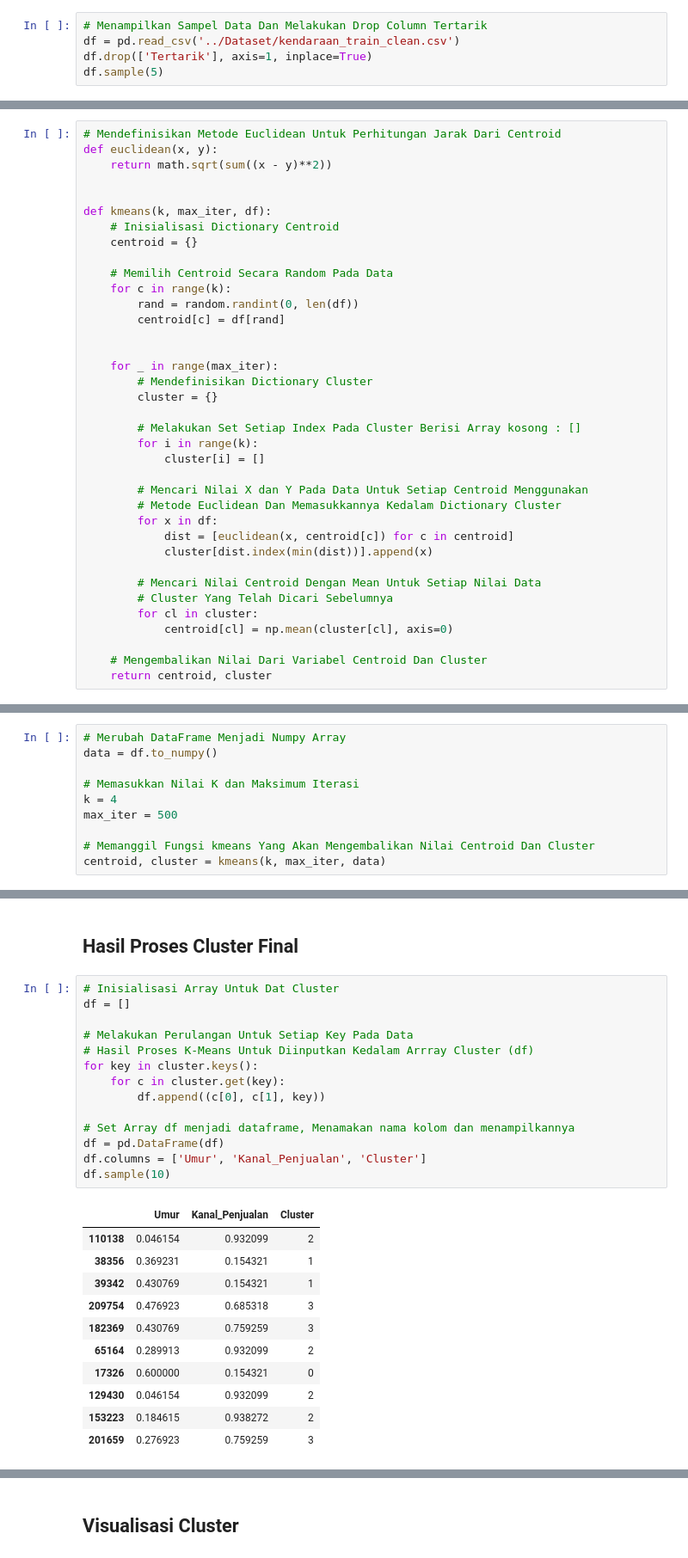
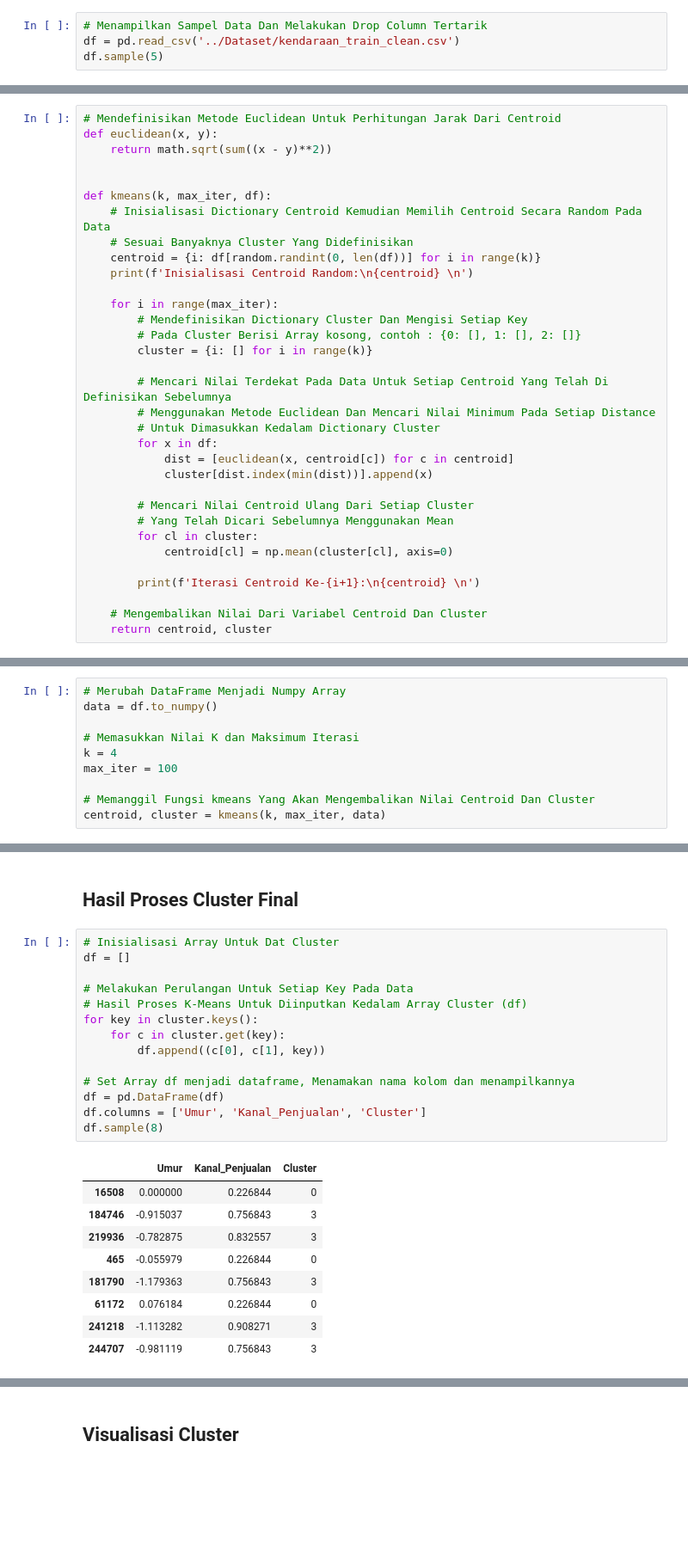
Before and after one commit to AfrizalSY/Tugas-Besar_Pembelajaran-Mesin-KMeans-Clustering, a Jupyter notebook: Tubes_Clustering_Kmeans.ipynb, the cells around one changed output, grey strips where cells are left out. Shown at 86% size. Saved outputs shown, nothing was run; the diff lists cells and outputs as text; blank space fills up the shorter version.

```diff
--- a/Tubes_Clustering_Kmeans.ipynb
+++ b/Tubes_Clustering_Kmeans.ipynb
@@ -11,7 +10,6 @@ import random
 # %%
 # Menampilkan Sampel Data Dan Melakukan Drop Column Tertarik
 df = pd.read_csv('../Dataset/kendaraan_train_clean.csv')
-df.drop(['Tertarik'], axis=1, inplace=True)
 df.sample(5)
 # %% [output]
 |  | Jenis_Kelamin | Umur | SIM | Kode_Daerah | Sudah_Asuransi | Umur_Kendaraan | Kendaraan_Rusak | ... |
@@ -71,34 +60,30 @@ def euclidean(x, y):
 
 
 def kmeans(k, max_iter, df):
-    # Inisialisasi Dictionary Centroid
-    centroid = {}
+    # Inisialisasi Dictionary Centroid Kemudian Memilih Centroid Secara Random Pada Data
+    # Sesuai Banyaknya Cluster Yang Didefinisikan
+    centroid = {i: df[random.randint(0, len(df))] for i in range(k)}
+    print(f'Inisialisasi Centroid Random:\n{centroid} \n')
 
-    # Memilih Centroid Secara Random Pada Data
-    for c in range(k):
-        rand = random.randint(0, len(df))
-        centroid[c] = df[rand]
+    for i in range(max_iter):
+        # Mendefinisikan Dictionary Cluster Dan Mengisi Setiap Key
+        # Pada Cluster Berisi Array kosong, contoh : {0: [], 1: [], 2: []}
+        cluster = {i: [] for i in range(k)}
 
-
-    for _ in range(max_iter):
-        # Mendefinisikan Dictionary Cluster
-        cluster = {}
-
-        # Melakukan Set Setiap Index Pada Cluster Berisi Array kosong : []
-        for i in range(k):
-            cluster[i] = []
-
-        # Mencari Nilai X dan Y Pada Data Untuk Setiap Centroid Menggunakan
-        # Metode Euclidean Dan Memasukkannya Kedalam Dictionary Cluster
+        # Mencari Nilai Terdekat Pada Data Untuk Setiap Centroid Yang Telah Di Definisikan Sebelumnya
+        # Menggunakan Metode Euclidean Dan Mencari Nilai Minimum Pada Setiap Distance
+        # Untuk Dimasukkan Kedalam Dictionary Cluster
         for x in df:
             dist = [euclidean(x, centroid[c]) for c in centroid]
             cluster[dist.index(min(dist))].append(x)
 
-        # Mencari Nilai Centroid Dengan Mean Untuk Setiap Nilai Data
-        # Cluster Yang Telah Dicari Sebelumnya
+        # Mencari Nilai Centroid Ulang Dari Setiap Cluster
+        # Yang Telah Dicari Sebelumnya Menggunakan Mean
         for cl in cluster:
             centroid[cl] = np.mean(cluster[cl], axis=0)
 
+        print(f'Iterasi Centroid Ke-{i+1}:\n{centroid} \n')
+
     # Mengembalikan Nilai Dari Variabel Centroid Dan Cluster
     return centroid, cluster
 # %% [markdown]
@@ -109,7 +94,7 @@ data = df.to_numpy()
 
 # Memasukkan Nilai K dan Maksimum Iterasi
 k = 4
-max_iter = 500
+max_iter = 100
 
 # Memanggil Fungsi kmeans Yang Akan Mengembalikan Nilai Centroid Dan Cluster
 centroid, cluster = kmeans(k, max_iter, data)
@@ -118,29 +121,27 @@ centroid, cluster = kmeans(k, max_iter, data)
 # %%
 # Inisialisasi Array Untuk Dat Cluster
 df = []
 
 # Melakukan Perulangan Untuk Setiap Key Pada Data
-# Hasil Proses K-Means Untuk Diinputkan Kedalam Arrray Cluster (df)
+# Hasil Proses K-Means Untuk Diinputkan Kedalam Array Cluster (df)
 for key in cluster.keys():
     for c in cluster.get(key):
         df.append((c[0], c[1], key))
 
 # Set Array df menjadi dataframe, Menamakan nama kolom dan menampilkannya
 df = pd.DataFrame(df)
 df.columns = ['Umur', 'Kanal_Penjualan', 'Cluster']
-df.sample(10)
+df.sample(8)
 # %% [output]
 |  | Umur | Kanal_Penjualan | Cluster |
-| 110138 | 0.046154 | 0.932099 | 2 |
-| 38356 | 0.369231 | 0.154321 | 1 |
-| 39342 | 0.430769 | 0.154321 | 1 |
-| 209754 | 0.476923 | 0.685318 | 3 |
-| 182369 | 0.430769 | 0.759259 | 3 |
-| 65164 | 0.289913 | 0.932099 | 2 |
-| 17326 | 0.600000 | 0.154321 | 0 |
-| 129430 | 0.046154 | 0.932099 | 2 |
-| 153223 | 0.184615 | 0.938272 | 2 |
-| 201659 | 0.276923 | 0.759259 | 3 |
+| 16508 | 0.000000 | 0.226844 | 0 |
+| 184746 | -0.915037 | 0.756843 | 3 |
+| 219936 | -0.782875 | 0.832557 | 3 |
+| 465 | -0.055979 | 0.226844 | 0 |
+| 181790 | -1.179363 | 0.756843 | 3 |
+| 61172 | 0.076184 | 0.226844 | 0 |
+| 241218 | -1.113282 | 0.908271 | 3 |
+| 244707 | -0.981119 | 0.756843 | 3 |
 # %%
 # Menampilkan Letak Seluruh Centroids
 for i in range(k):
```
Also changed, not shown: parts of 11 cells of this notebook, 1 other file.
